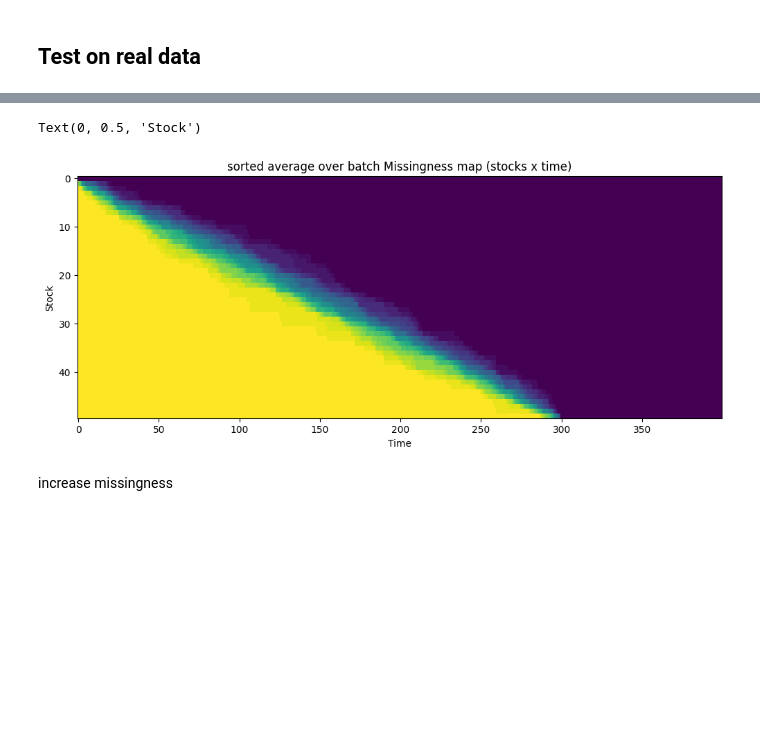
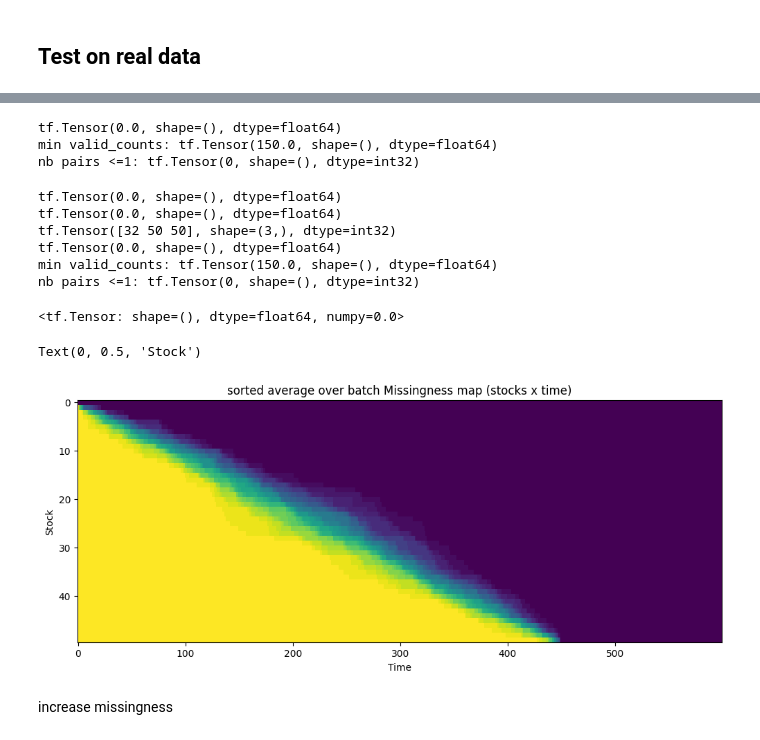
Before and after one commit to Armanddevacc/covariance-cleaning-nn, a Jupyter notebook: test.ipynb, the cells around one changed output, grey strips where cells are left out. Cells and saved outputs as stored; diff of their text form; code cells hidden in the pictures; blank space fills up the shorter version.

```diff
--- a/test.ipynb
+++ b/test.ipynb
@@ -646,7 +646,7 @@ import scipy.stats as st
 # %%
 from data.real_dataloader import real_data_pipeline
 # %%
-T = 400
+T = 600
 N = 50
 batch_size=32
 # %%
@@ -717,6 +958,6 @@ L = tf.linalg.cholesky(Sigma_true)  # (B, N, N)
 R = tf.matmul(L, tf.transpose(Z, perm=[0, 2, 1]))  # (B, N, T)
 
 # Empirical covariance
-R_hat, _, mask = tf_make_random_pattern_vecto(
+R_hat2, _, mask2 = tf_make_random_pattern_vecto(
     R, 4
 )
@@ -723,12 +966,33 @@ R_hat, _, mask = tf_make_random_pattern_vecto(
+# %%
+cov1 = tf_cov_pairwise2(R_hat2)
+# %% [output]
+tf.Tensor(0.0, shape=(), dtype=float64)
+min valid_counts: tf.Tensor(150.0, shape=(), dtype=float64)
+nb pairs <=1: tf.Tensor(0, shape=(), dtype=int32)
+# %%
+cov2 = tf_cov_pairwise_mask2(R_hat20, mask2)
+# %% [output]
+tf.Tensor(0.0, shape=(), dtype=float64)
+tf.Tensor(0.0, shape=(), dtype=float64)
+tf.Tensor([32 50 50], shape=(3,), dtype=int32)
+tf.Tensor(0.0, shape=(), dtype=float64)
+min valid_counts: tf.Tensor(150.0, shape=(), dtype=float64)
+nb pairs <=1: tf.Tensor(0, shape=(), dtype=int32)
+# %%
+tf.reduce_max(tf.abs(cov1 - cov2))
+# %% [output]
+<tf.Tensor: shape=(), dtype=float64, numpy=0.0>
 # %%
 plt.figure(figsize=(12,10))
 ax1 = plt.subplot(2,1,2)
-ax1.imshow(np.mean(~mask, axis=0), aspect="auto", interpolation="nearest")
+#ax1.imshow(np.mean(~mask, axis=0), aspect="auto", interpolation="nearest")
+ax1.imshow(np.mean(~mask2, axis=0), aspect="auto", interpolation="nearest")
+
 ax1.set_title("sorted average over batch Missingness map (stocks x time)")
 ax1.set_xlabel("Time")
 ax1.set_ylabel("Stock")
 # %% [output]
 Text(0, 0.5, 'Stock')
-[figure, old version]
+[figure, new version]
 # %% [markdown]
 increase missingness
```
Also changed, not shown: parts of 22 cells of this notebook, 4 other files.
